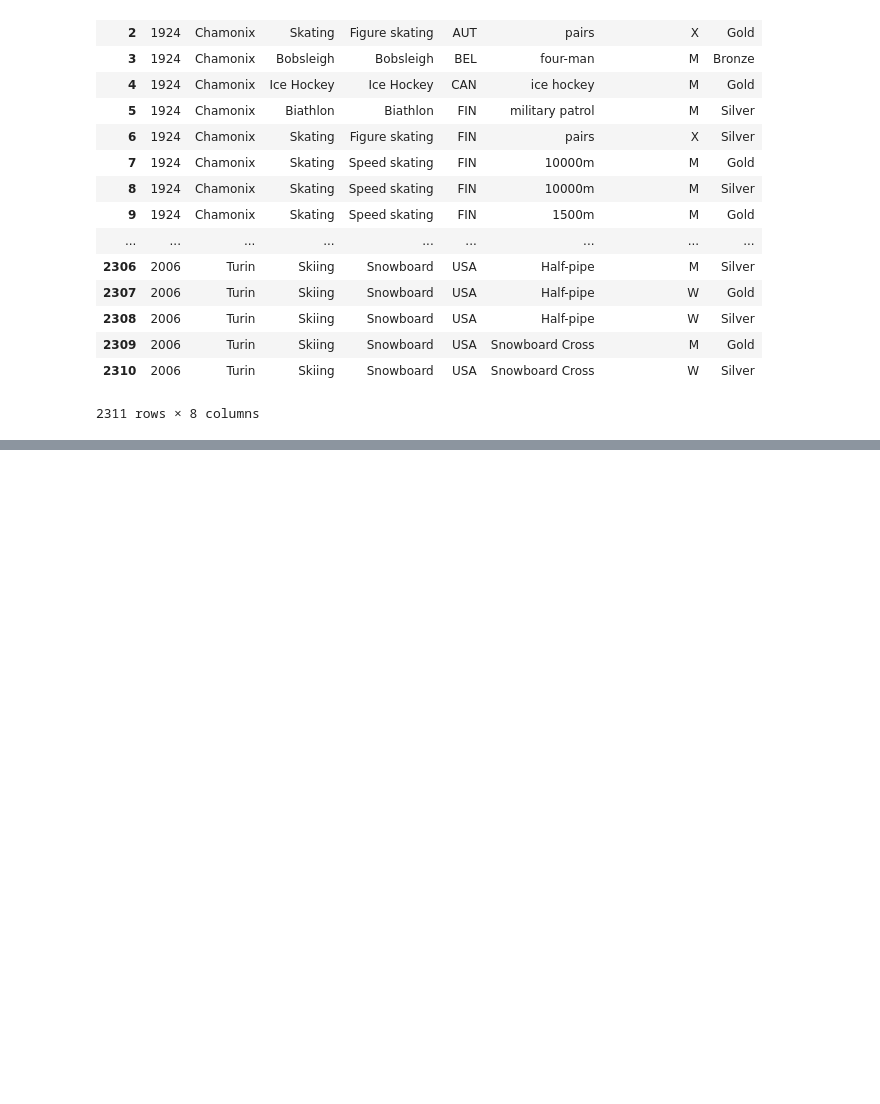
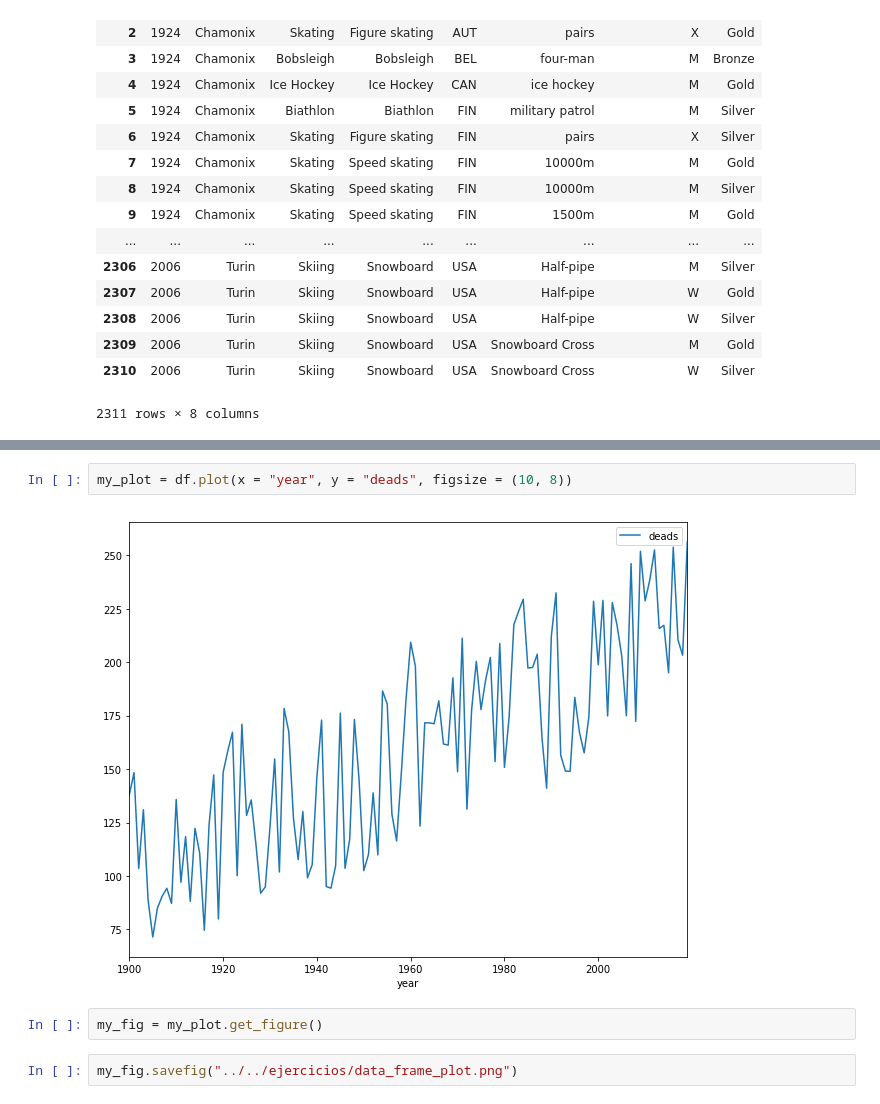
Before and after one commit to Juandavid9909/cursoEstadisticaDescriptiva, a Jupyter notebook: r-basic-master/scripts/tema5/04-dataframes.ipynb, the cells around one changed output, grey strips where cells are left out. Saved outputs shown, nothing was run; the diff lists cells and outputs as text; blank space fills up the shorter version.

```diff
--- a/r-basic-master/scripts/tema5/04-dataframes.ipynb
+++ b/r-basic-master/scripts/tema5/04-dataframes.ipynb
@@ -198,0 +462,8 @@ pd.read_table("http://winterolympicsmedals.com/medals.csv", delimiter = ",")
+# %%
+my_plot = df.plot(x = "year", y = "deads", figsize = (10, 8))
+# %% [output]
+[figure, added]
+# %%
+my_fig = my_plot.get_figure()
+# %%
+my_fig.savefig("../../ejercicios/data_frame_plot.png")
```
Also changed, not shown: parts of 39 cells of this notebook, 1 other file.
